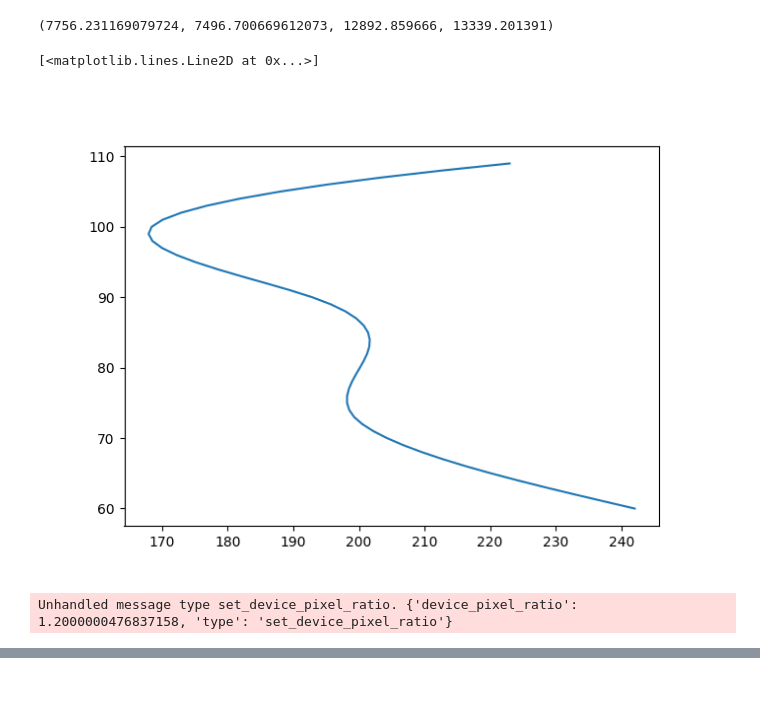
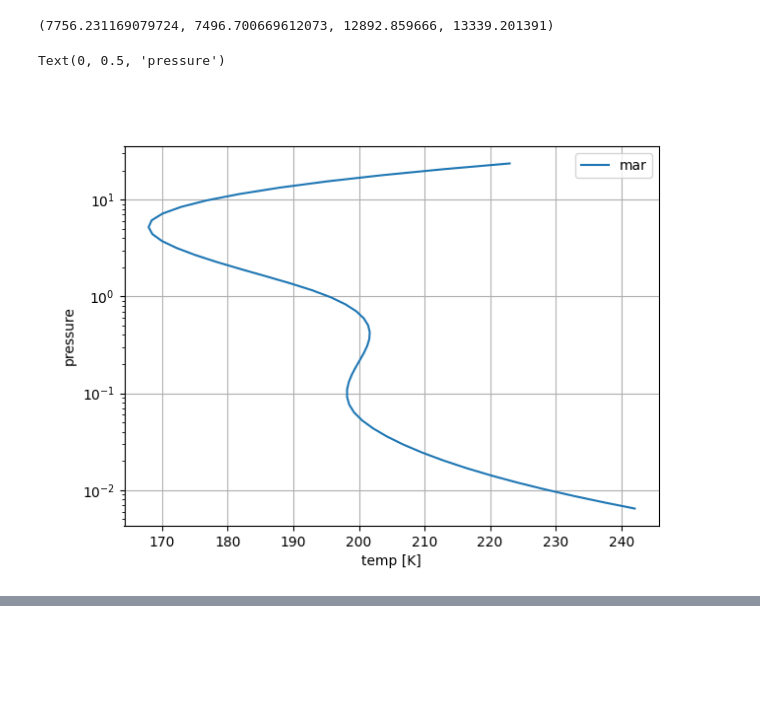
Before and after one commit to innosat-mats/MATS-analysis, a Jupyter notebook: Bjorn/retrieval/Abandabscorr_edit.ipynb, the cells around one changed output, grey strips where cells are left out. Saved outputs shown, nothing was run; the diff lists cells and outputs as text; code cells hidden in the pictures; blank space fills up the shorter version.

```diff
--- a/Bjorn/retrieval/Abandabscorr_edit.ipynb
+++ b/Bjorn/retrieval/Abandabscorr_edit.ipynb
@@ -102,12 +83,18 @@ eup = elow+nu
 (7756.231169079724, 7496.700669612073, 12892.859666, 13339.201391)
 # %%
 plt.figure()
-plt.plot(T[60:110],z[60:110])
+#plt.plot(T[60:110],z[60:110],label='sep')
+#plt.plot(T1[60:110],z[60:110],label='mar')
+plt.semilogy(np.array(T[60:110]),np.flip(pres[60:110]),label='mar')
+plt.legend()
+plt.grid()
+plt.xlabel('temp [K]')
+plt.ylabel('pressure')
 #plt.plot(T1[60:110],z[60:110])
+#plt.savefig('absorptiontempcomp_diff.png', format='png')
 # %% [output]
-[<matplotlib.lines.Line2D at 0x...>]
+Text(0, 0.5, 'pressure')
-[figure, old version]
+[figure, new version]
-Unhandled message type set_device_pixel_ratio. {'device_pixel_ratio': 1.2000000476837158, 'type': 'set_device_pixel_ratio'}
 # %%
 plt.figure()
 plt.plot(nu, sw, '.')
```
Also changed, not shown: parts of 19 cells of this notebook, 2 other files.
